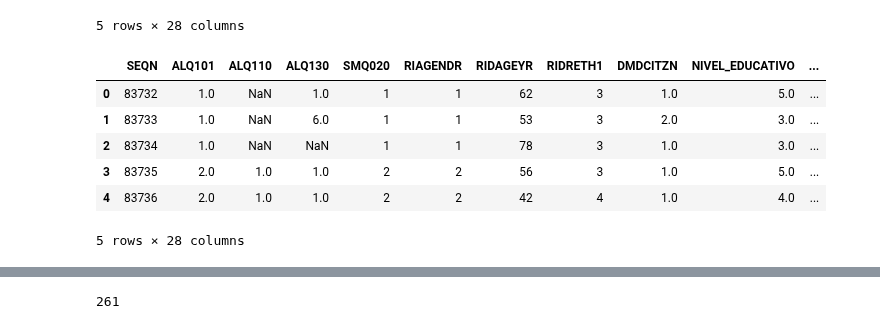
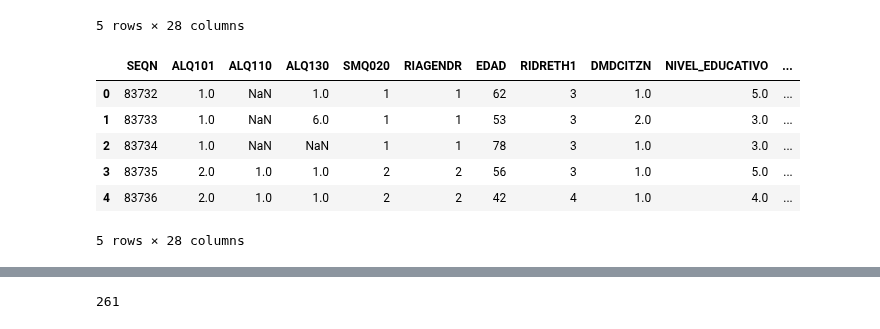
Before and after one commit to onavarrete04/Introduccion-Ciencia-Datos, a Jupyter notebook: 2023 - 1 PRACTICA - NHANES - DATOS UNIVARIADOS.ipynb, the cells around one changed output, grey strips where cells are left out. Cells and saved outputs as stored; diff of their text form; code cells hidden in the pictures.

```diff
--- a/2023 - 1 PRACTICA - NHANES - DATOS UNIVARIADOS.ipynb
+++ b/2023 - 1 PRACTICA - NHANES - DATOS UNIVARIADOS.ipynb
@@ -15,15 +16,16 @@ datos.head()
 # %%
 # Distribución de frecuencias, indica el numero de registros (filas) en nuestro
 # dataframe
 
 datos = datos.rename(columns=({"DMDEDUC2":"NIVEL_EDUCATIVO","BMXWT":"PESO_CORPORAL",
                               "BPXSY1":"P_ARTERIAL_SIST_1","BPXSY2":"P_ARTERIAL_SIST_2",
-                               "BPXDI1":"P_ARTERIAL_DIAS_1","BPXSY2":"P_ARTERIAL_DIAS_2"
+                               "BPXDI1":"P_ARTERIAL_DIAS_1","BPXSY2":"P_ARTERIAL_DIAS_2",
+                               "RIDAGEYR":"EDAD"
 
                               }))
 datos.head()
 # %% [output]
-|  | SEQN | ALQ101 | ALQ110 | ALQ130 | SMQ020 | RIAGENDR | RIDAGEYR | RIDRETH1 | DMDCITZN | NIVEL_EDUCATIVO | ... |
+|  | SEQN | ALQ101 | ALQ110 | ALQ130 | SMQ020 | RIAGENDR | EDAD | RIDRETH1 | DMDCITZN | NIVEL_EDUCATIVO | ... |
 | 0 | 83732 | 1.0 | NaN | 1.0 | 1 | 1 | 62 | 3 | 1.0 | 5.0 | ... |
 | 1 | 83733 | 1.0 | NaN | 6.0 | 1 | 1 | 53 | 3 | 2.0 | 3.0 | ... |
 | 2 | 83734 | 1.0 | NaN | NaN | 1 | 1 | 78 | 3 | 1.0 | 3.0 | ... |
```
Also changed, not shown: parts of 16 cells of this notebook, 1 other file.
